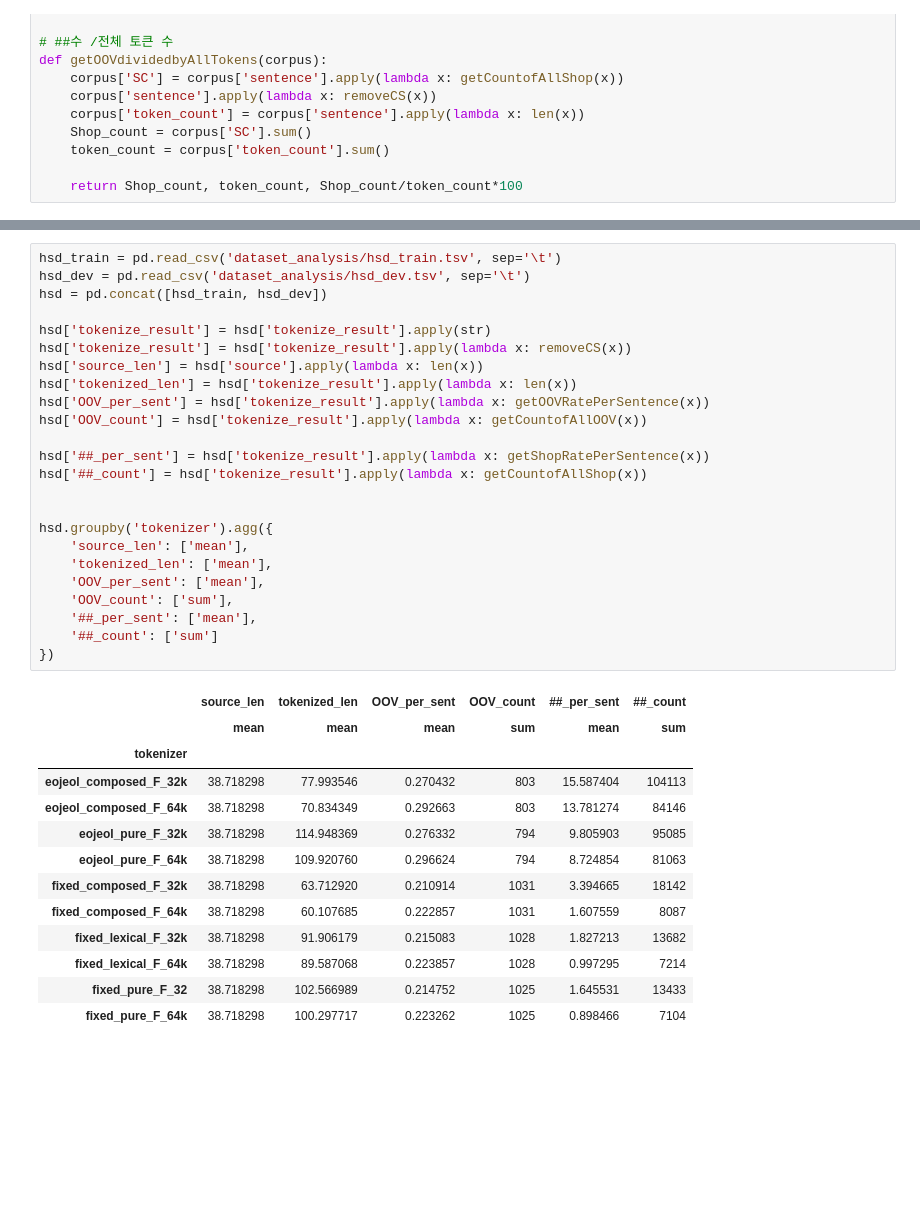
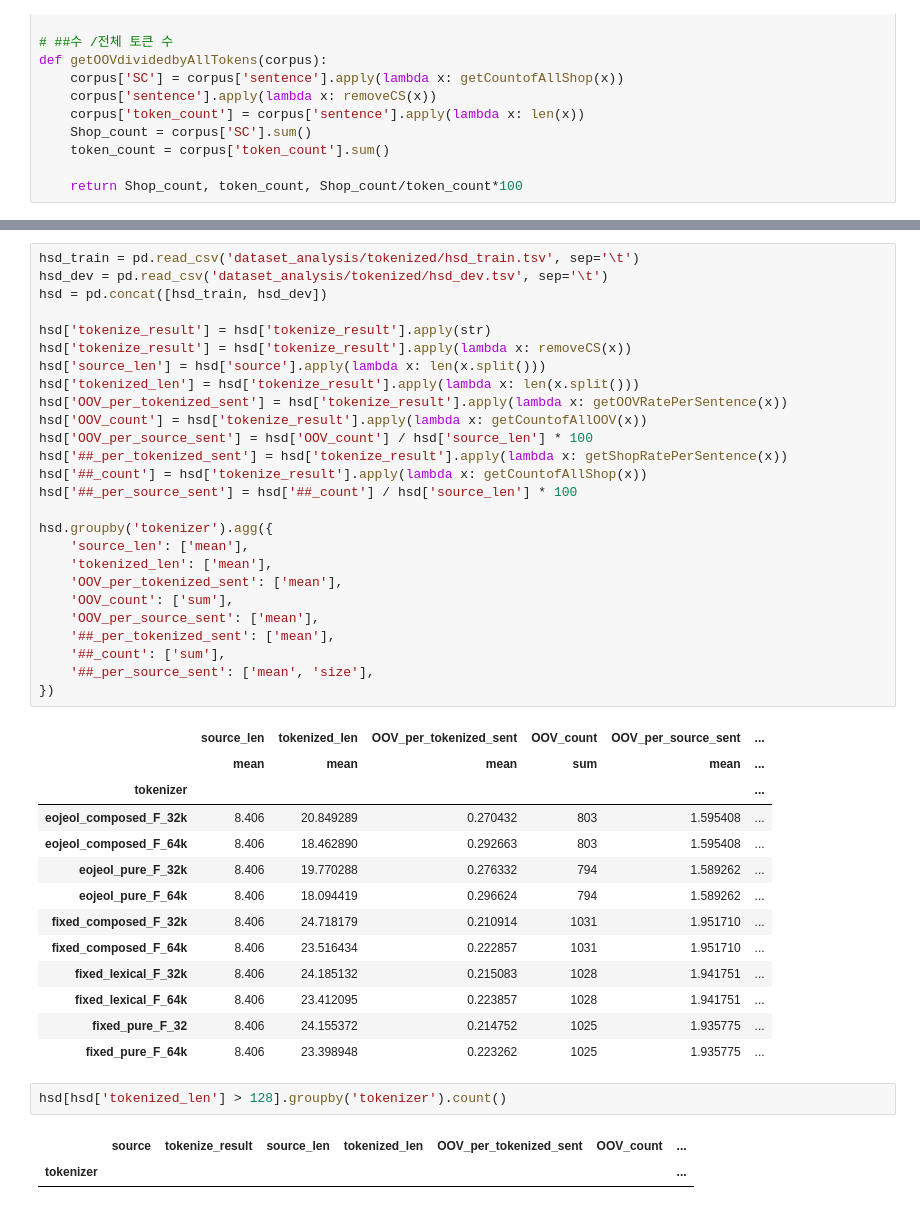
Before and after one commit to taeheejeon22/MorphSubDecomp-Korean, a Jupyter notebook: dataset_analysis/oov_analysis.ipynb, the cells around one changed output, grey strips where cells are left out. Saved outputs shown, nothing was run; the diff lists cells and outputs as text; blank space fills up the shorter version.

```diff
--- a/dataset_analysis/oov_analysis.ipynb
+++ b/dataset_analysis/oov_analysis.ipynb
@@ -681,39 +706,46 @@ paws.groupby('tokenizer').agg({
 # %%
-hsd_train = pd.read_csv('dataset_analysis/hsd_train.tsv', sep='\t')
-hsd_dev = pd.read_csv('dataset_analysis/hsd_dev.tsv', sep='\t')
+hsd_train = pd.read_csv('dataset_analysis/tokenized/hsd_train.tsv', sep='\t')
+hsd_dev = pd.read_csv('dataset_analysis/tokenized/hsd_dev.tsv', sep='\t')
 hsd = pd.concat([hsd_train, hsd_dev])
 
 hsd['tokenize_result'] = hsd['tokenize_result'].apply(str)
 hsd['tokenize_result'] = hsd['tokenize_result'].apply(lambda x: removeCS(x))
-hsd['source_len'] = hsd['source'].apply(lambda x: len(x))
-hsd['tokenized_len'] = hsd['tokenize_result'].apply(lambda x: len(x))
-hsd['OOV_per_sent'] = hsd['tokenize_result'].apply(lambda x: getOOVRatePerSentence(x))
+hsd['source_len'] = hsd['source'].apply(lambda x: len(x.split()))
+hsd['tokenized_len'] = hsd['tokenize_result'].apply(lambda x: len(x.split()))
+hsd['OOV_per_tokenized_sent'] = hsd['tokenize_result'].apply(lambda x: getOOVRatePerSentence(x))
 hsd['OOV_count'] = hsd['tokenize_result'].apply(lambda x: getCountofAllOOV(x))
-
-hsd['##_per_sent'] = hsd['tokenize_result'].apply(lambda x: getShopRatePerSentence(x))
+hsd['OOV_per_source_sent'] = hsd['OOV_count'] / hsd['source_len'] * 100
+hsd['##_per_tokenized_sent'] = hsd['tokenize_result'].apply(lambda x: getShopRatePerSentence(x))
 hsd['##_count'] = hsd['tokenize_result'].apply(lambda x: getCountofAllShop(x))
-
+hsd['##_per_source_sent'] = hsd['##_count'] / hsd['source_len'] * 100
 
 hsd.groupby('tokenizer').agg({
     'source_len': ['mean'],
     'tokenized_len': ['mean'],
-    'OOV_per_sent': ['mean'],
+    'OOV_per_tokenized_sent': ['mean'],
     'OOV_count': ['sum'],
-    '##_per_sent': ['mean'],
-    '##_count': ['sum']
+    'OOV_per_source_sent': ['mean'],
+    '##_per_tokenized_sent': ['mean'],
+    '##_count': ['sum'],
+    '##_per_source_sent': ['mean', 'size'],
 })
 # %% [output]
-|  | source_len | tokenized_len | OOV_per_sent | OOV_count | ##_per_sent | ##_count |
-|  | mean | mean | mean | sum | mean | sum |
-| tokenizer |  |  |  |  |  |  |
-| eojeol_composed_F_32k | 38.718298 | 77.993546 | 0.270432 | 803 | 15.587404 | 104113 |
-| eojeol_composed_F_64k | 38.718298 | 70.834349 | 0.292663 | 803 | 13.781274 | 84146 |
-| eojeol_pure_F_32k | 38.718298 | 114.948369 | 0.276332 | 794 | 9.805903 | 95085 |
-| eojeol_pure_F_64k | 38.718298 | 109.920760 | 0.296624 | 794 | 8.724854 | 81063 |
-| fixed_composed_F_32k | 38.718298 | 63.712920 | 0.210914 | 1031 | 3.394665 | 18142 |
-| fixed_composed_F_64k | 38.718298 | 60.107685 | 0.222857 | 1031 | 1.607559 | 8087 |
-| fixed_lexical_F_32k | 38.718298 | 91.906179 | 0.215083 | 1028 | 1.827213 | 13682 |
-| fixed_lexical_F_64k | 38.718298 | 89.587068 | 0.223857 | 1028 | 0.997295 | 7214 |
-| fixed_pure_F_32 | 38.718298 | 102.566989 | 0.214752 | 1025 | 1.645531 | 13433 |
-| fixed_pure_F_64k | 38.718298 | 100.297717 | 0.223262 | 1025 | 0.898466 | 7104 |
+|  | source_len | tokenized_len | OOV_per_tokenized_sent | OOV_count | OOV_per_source_sent | ... |
+|  | mean | mean | mean | sum | mean | ... |
+| tokenizer |  |  |  |  |  | ... |
+| eojeol_composed_F_32k | 8.406 | 20.849289 | 0.270432 | 803 | 1.595408 | ... |
+| eojeol_composed_F_64k | 8.406 | 18.462890 | 0.292663 | 803 | 1.595408 | ... |
+| eojeol_pure_F_32k | 8.406 | 19.770288 | 0.276332 | 794 | 1.589262 | ... |
+| eojeol_pure_F_64k | 8.406 | 18.094419 | 0.296624 | 794 | 1.589262 | ... |
+| fixed_composed_F_32k | 8.406 | 24.718179 | 0.210914 | 1031 | 1.951710 | ... |
+| fixed_composed_F_64k | 8.406 | 23.516434 | 0.222857 | 1031 | 1.951710 | ... |
+| fixed_lexical_F_32k | 8.406 | 24.185132 | 0.215083 | 1028 | 1.941751 | ... |
+| fixed_lexical_F_64k | 8.406 | 23.412095 | 0.223857 | 1028 | 1.941751 | ... |
+| fixed_pure_F_32 | 8.406 | 24.155372 | 0.214752 | 1025 | 1.935775 | ... |
+| fixed_pure_F_64k | 8.406 | 23.398948 | 0.223262 | 1025 | 1.935775 | ... |
+# %%
+hsd[hsd['tokenized_len'] > 128].groupby('tokenizer').count()
+# %% [output]
+|  | source | tokenize_result | source_len | tokenized_len | OOV_per_tokenized_sent | OOV_count | ... |
+| tokenizer |  |  |  |  |  |  | ... |
 # %%
```
Also changed, not shown: parts of 14 cells of this notebook.
